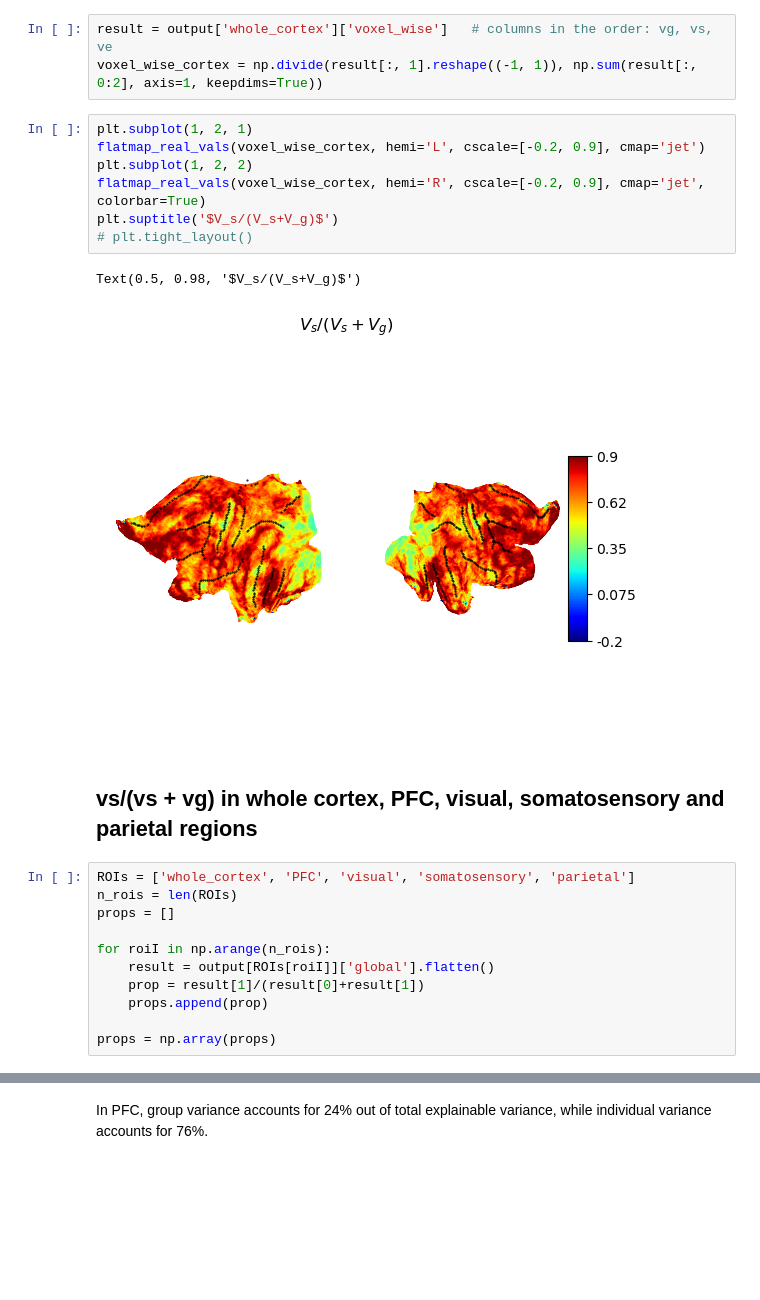
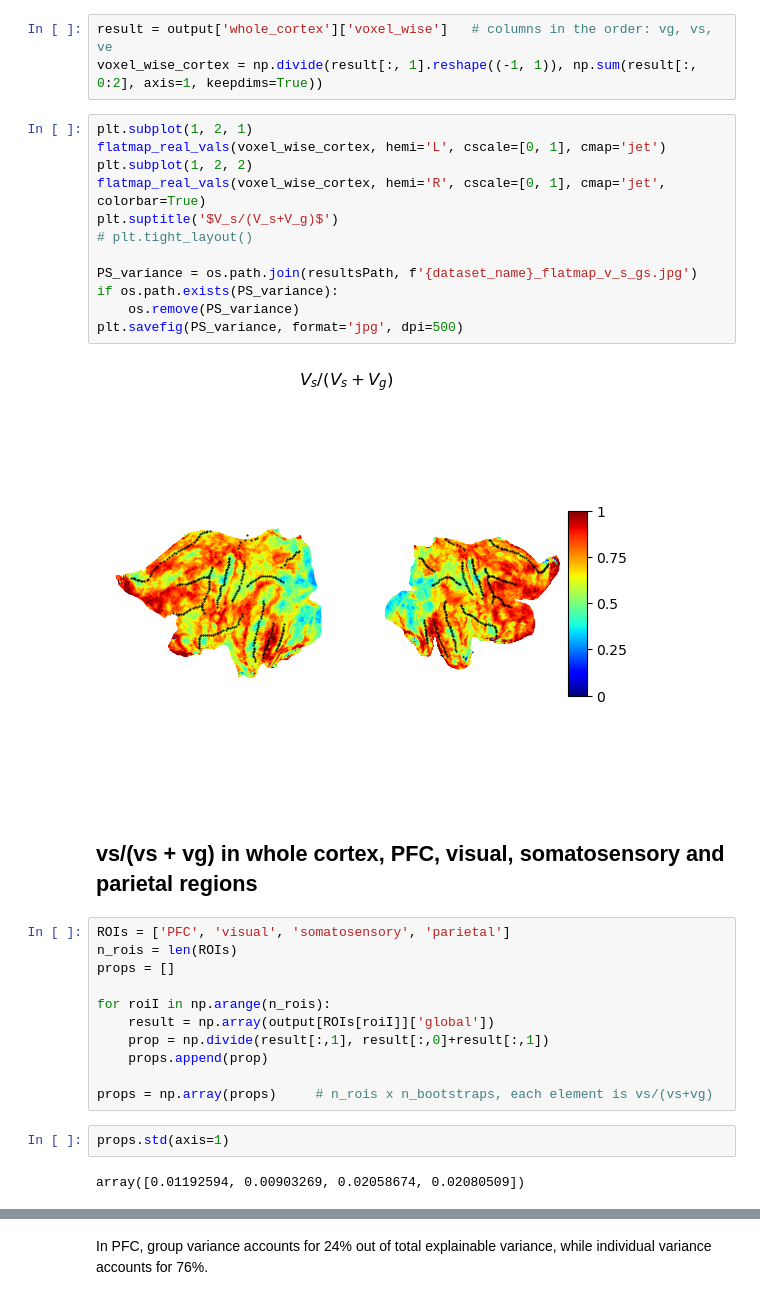
Before and after one commit to jkderrick028/PFC_parcellation, a Jupyter notebook: code/1_group_individual_variance_decomposition.ipynb, the cells around one changed output, grey strips where cells are left out. Cells and saved outputs as stored; diff of their text form; blank space fills up the shorter version.

Commit message:
variance decomposition bootstrapping conditions

```diff
--- a/code/1_group_individual_variance_decomposition.ipynb
+++ b/code/1_group_individual_variance_decomposition.ipynb
@@ -21,24 +22,32 @@ result = output['whole_cortex']['voxel_wise']   # columns in the order: vg, vs,
 voxel_wise_cortex = np.divide(result[:, 1].reshape((-1, 1)), np.sum(result[:, 0:2], axis=1, keepdims=True))
 # %%
 plt.subplot(1, 2, 1)
-flatmap_real_vals(voxel_wise_cortex, hemi='L', cscale=[-0.2, 0.9], cmap='jet')
+flatmap_real_vals(voxel_wise_cortex, hemi='L', cscale=[0, 1], cmap='jet')
 plt.subplot(1, 2, 2)
-flatmap_real_vals(voxel_wise_cortex, hemi='R', cscale=[-0.2, 0.9], cmap='jet', colorbar=True)
+flatmap_real_vals(voxel_wise_cortex, hemi='R', cscale=[0, 1], cmap='jet', colorbar=True)
 plt.suptitle('$V_s/(V_s+V_g)$')
 # plt.tight_layout()
+
+PS_variance = os.path.join(resultsPath, f'{dataset_name}_flatmap_v_s_gs.jpg')
+if os.path.exists(PS_variance):
+    os.remove(PS_variance)
+plt.savefig(PS_variance, format='jpg', dpi=500)
 # %% [output]
-Text(0.5, 0.98, '$V_s/(V_s+V_g)$')
-[figure, old version]
+[figure, new version]
 # %% [markdown]
 ## vs/(vs + vg) in whole cortex, PFC, visual, somatosensory and parietal regions
 # %%
-ROIs = ['whole_cortex', 'PFC', 'visual', 'somatosensory', 'parietal']
+ROIs = ['PFC', 'visual', 'somatosensory', 'parietal']
 n_rois = len(ROIs)
 props = []
 
 for roiI in np.arange(n_rois):
-    result = output[ROIs[roiI]]['global'].flatten()
-    prop = result[1]/(result[0]+result[1])
+    result = np.array(output[ROIs[roiI]]['global'])
+    prop = np.divide(result[:,1], result[:,0]+result[:,1])
     props.append(prop)
 
-props = np.array(props)
+props = np.array(props)     # n_rois x n_bootstraps, each element is vs/(vs+vg)
+# %%
+props.std(axis=1)
+# %% [output]
+array([0.01192594, 0.00903269, 0.02058674, 0.02080509])
```
Also changed, not shown: parts of 6 cells of this notebook, 1 other file.
